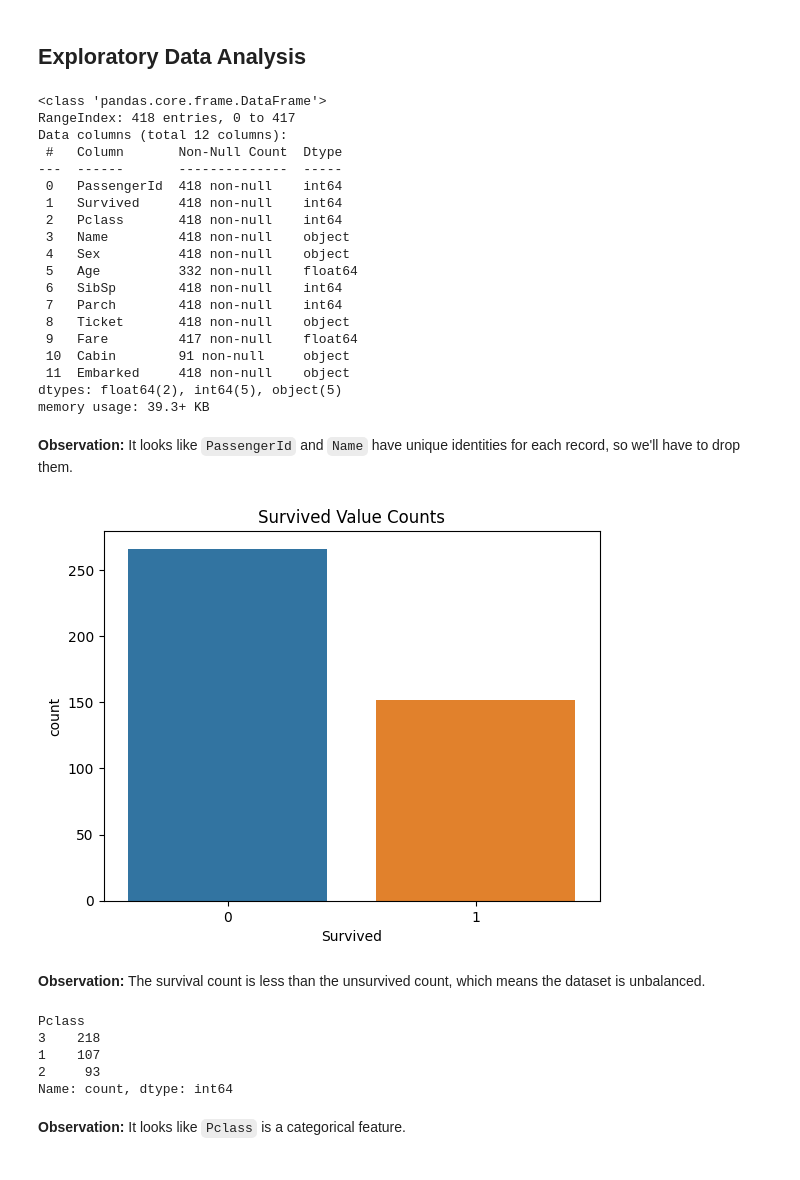
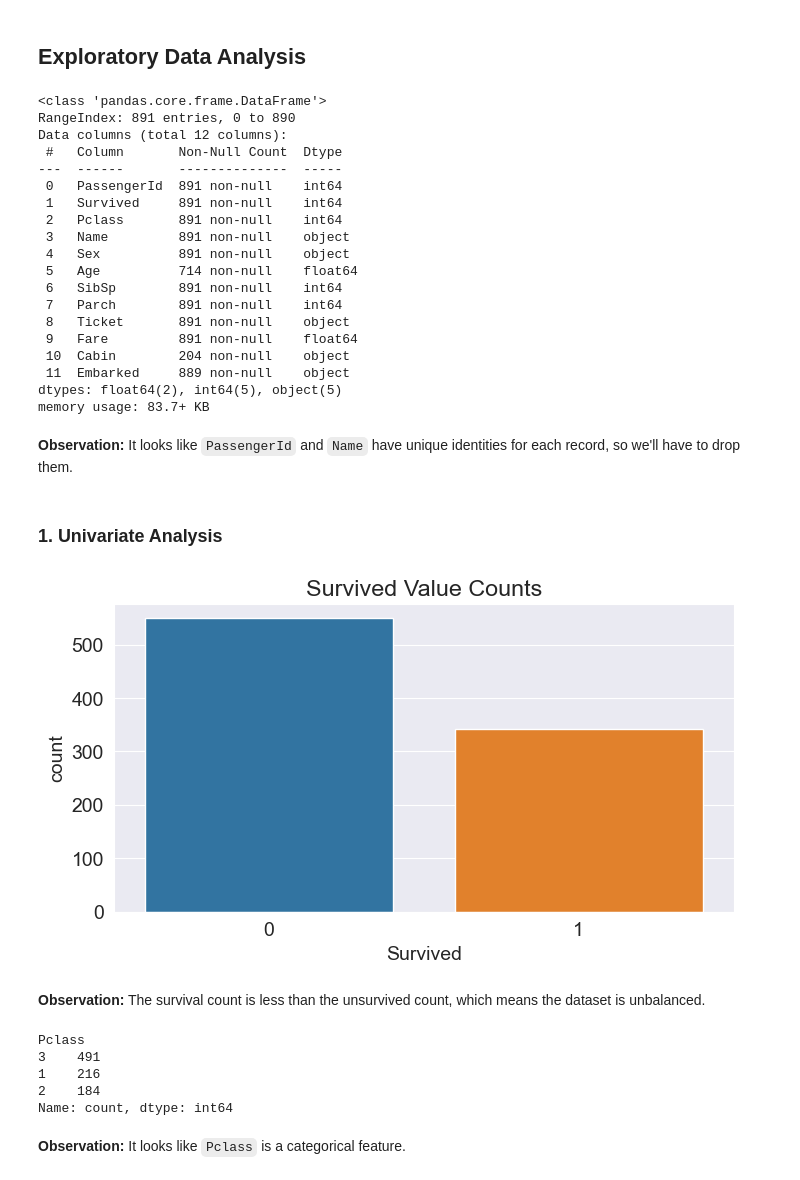
Before and after one commit to hashirbhatti/CODSOFT, a Jupyter notebook: Titanic_Survival_Prediction.ipynb, the cells around one changed output. Saved outputs shown, nothing was run; the diff lists cells and outputs as text; code cells hidden in the pictures.

Commit message:
titanic EDA completed

```diff
--- a/Titanic_Survival_Prediction.ipynb
+++ b/Titanic_Survival_Prediction.ipynb
@@ -19,7 +20,7 @@ DATA_PATH = "./data/titanic/tested.csv"
 # %%
 # Load the data as Pandas DataFrame
 
-data = pd.read_csv("./data/titanic/tested.csv")
-data.head()
+train_df = pd.read_csv("./data/titanic/train.csv")
+train_df.head()
 # %% [output]
 |  | PassengerId | Survived | Pclass | Name | Sex | Age | SibSp | Parch | Ticket | Fare | ... |
@@ -99,44 +100,51 @@ data.duplicated().sum()
 # %% [markdown]
 ## Exploratory Data Analysis
 # %%
-data.info()
+train_df.info()
 # %% [output]
 <class 'pandas.core.frame.DataFrame'>
-RangeIndex: 418 entries, 0 to 417
+RangeIndex: 891 entries, 0 to 890
 Data columns (total 12 columns):
  #   Column       Non-Null Count  Dtype
 ---  ------       --------------  -----
- 0   PassengerId  418 non-null    int64
- 1   Survived     418 non-null    int64
- 2   Pclass       418 non-null    int64
- 3   Name         418 non-null    object
- 4   Sex          418 non-null    object
- 5   Age          332 non-null    float64
- 6   SibSp        418 non-null    int64
- 7   Parch        418 non-null    int64
- 8   Ticket       418 non-null    object
- 9   Fare         417 non-null    float64
- 10  Cabin        91 non-null     object
- 11  Embarked     418 non-null    object
+ 0   PassengerId  891 non-null    int64
+ 1   Survived     891 non-null    int64
+ 2   Pclass       891 non-null    int64
+ 3   Name         891 non-null    object
+ 4   Sex          891 non-null    object
+ 5   Age          714 non-null    float64
+ 6   SibSp        891 non-null    int64
+ 7   Parch        891 non-null    int64
+ 8   Ticket       891 non-null    object
+ 9   Fare         891 non-null    float64
+ 10  Cabin        204 non-null    object
+ 11  Embarked     889 non-null    object
 dtypes: float64(2), int64(5), object(5)
-memory usage: 39.3+ KB
+memory usage: 83.7+ KB
+# %%
+sns.set_style('darkgrid')
+matplotlib.rcParams['font.size'] = 14
+matplotlib.rcParams['figure.figsize'] = (8, 4)
+matplotlib.rcParams['figure.facecolor'] = '#00000000'
 # %% [markdown]
 **Observation:** It looks like `PassengerId` and `Name` have unique identities for each record, so we'll have to drop them.
+# %% [markdown]
+### 1. Univariate Analysis
 # %%
 plt.title("Survived Value Counts")
 
-sns.countplot(data=data, x="Survived");
+sns.countplot(data=train_df, x="Survived");
 # %% [output]
-[figure, old version]
+[figure, new version]
 # %% [markdown]
 **Observation:** The survival count is less than the unsurvived count, which means the dataset is unbalanced.
 # %%
-data.Pclass.value_counts()
+train_df.Pclass.value_counts()
 # %% [output]
 Pclass
-3    218
-1    107
-2     93
+3    491
+1    216
+2    184
 Name: count, dtype: int64
 # %% [markdown]
 **Observation:** It looks like `Pclass` is a categorical feature.
```
Also changed, not shown: parts of 32 cells of this notebook, 3 other files.
